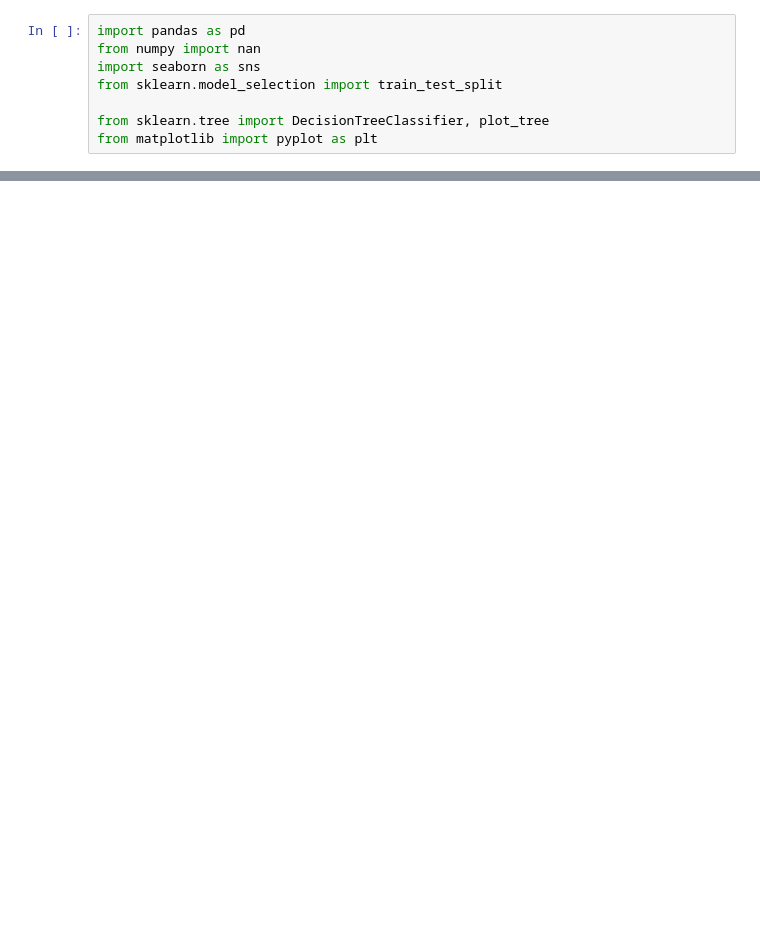
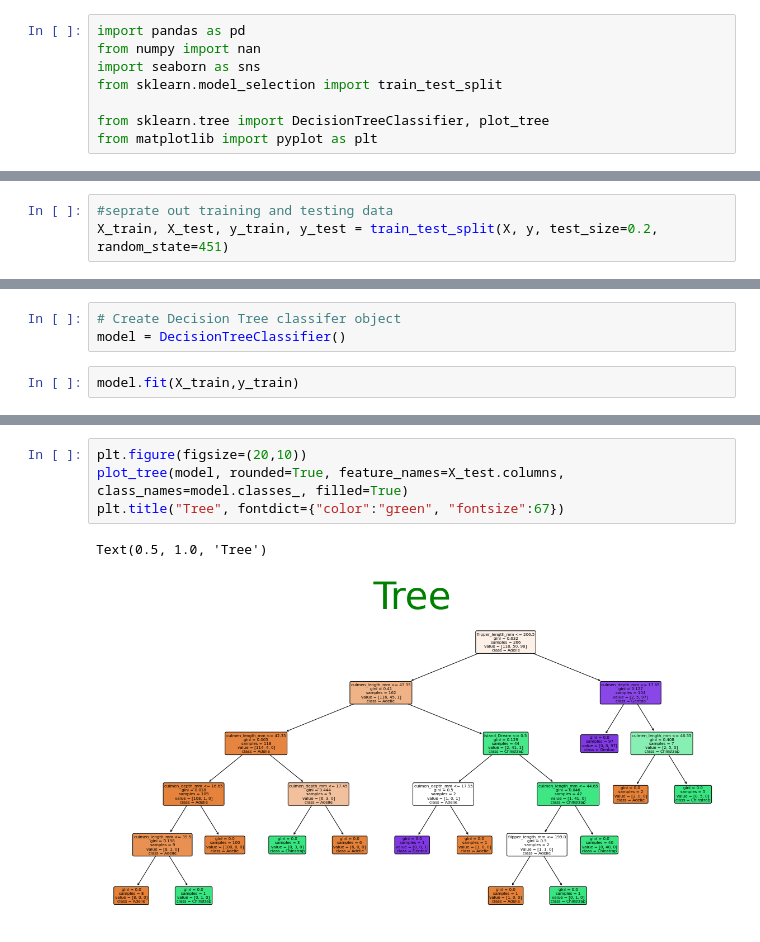
Before and after one commit to B9ary01/Jnotebook, a Jupyter notebook: penguins.ipynb, the cells around one changed output, grey strips where cells are left out. Drawn from its saved outputs; the diff is of its cells as text; blank space fills up the shorter version.

```diff
--- a/penguins.ipynb
+++ b/penguins.ipynb
@@ -16,0 +83,3 @@ FileNotFoundError: [Errno 2] No such file or directory: '/content/clean_penguins
+# %%
+#seprate out training and testing data
+X_train, X_test, y_train, y_test = train_test_split(X, y, test_size=0.2, random_state=451)
@@ -16,0 +96,5 @@ FileNotFoundError: [Errno 2] No such file or directory: '/content/clean_penguins
+# %%
+# Create Decision Tree classifer object
+model = DecisionTreeClassifier()
+# %%
+model.fit(X_train,y_train)
@@ -16,0 +168,7 @@ FileNotFoundError: [Errno 2] No such file or directory: '/content/clean_penguins
+# %%
+plt.figure(figsize=(20,10))
+plot_tree(model, rounded=True, feature_names=X_test.columns, class_names=model.classes_, filled=True)
+plt.title("Tree", fontdict={"color":"green", "fontsize":67})
+# %% [output]
+Text(0.5, 1.0, 'Tree')
+[figure, added]
```
Also changed, not shown: parts of 22 cells of this notebook, 1 other file.
